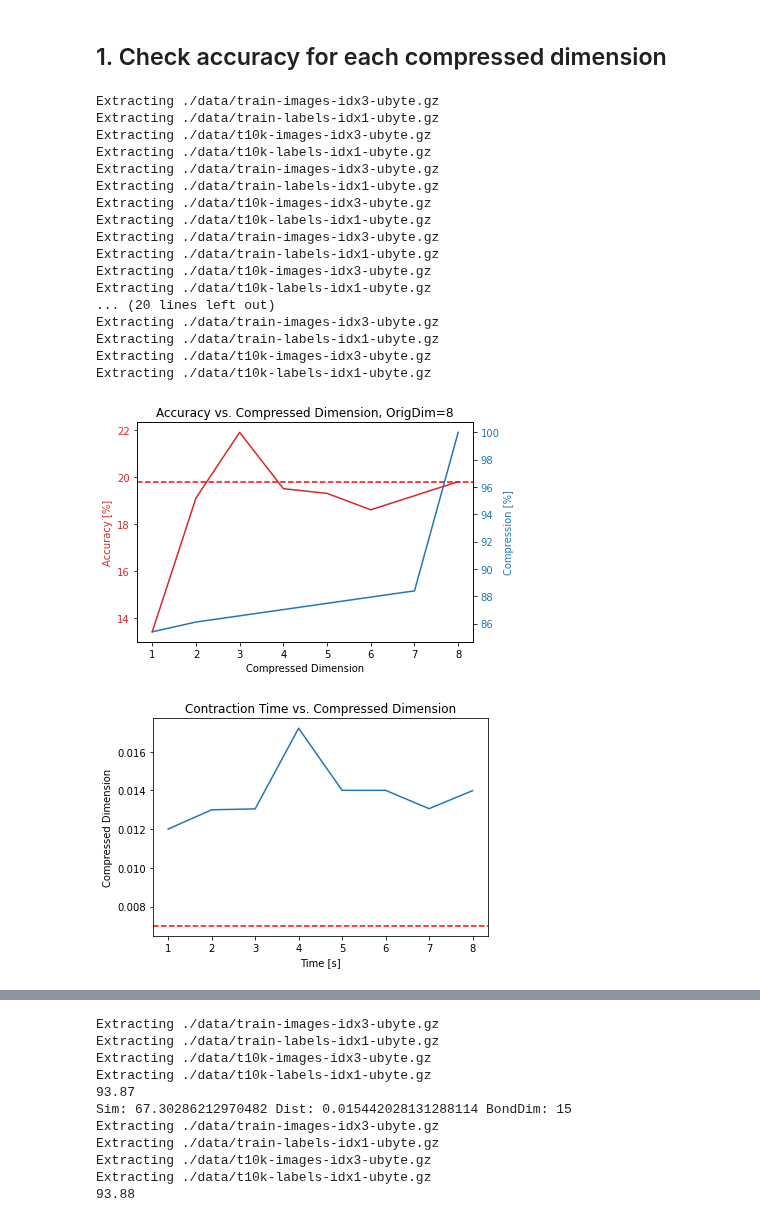
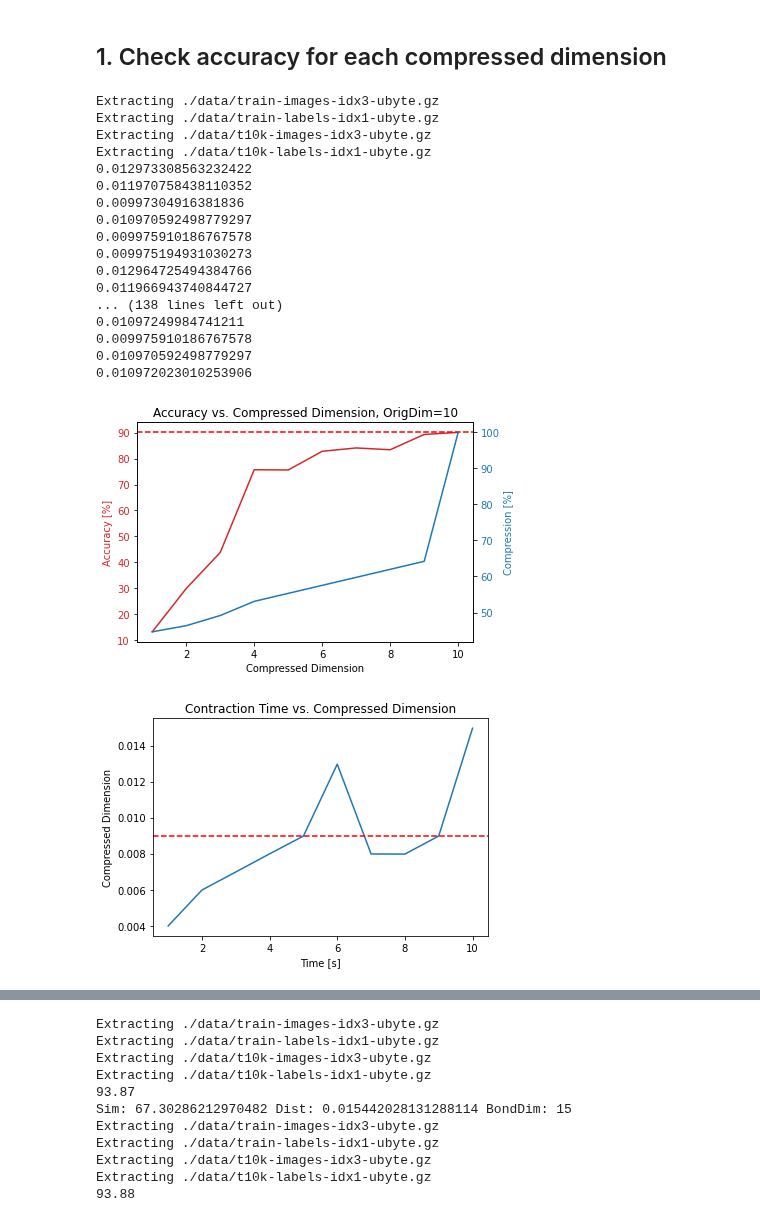
Before and after one commit to aaronleesander/DMRG-inspired-Algorithms-for-Neural-Network-Compression, a Jupyter notebook: DMRG/LeNet5.ipynb, the cells around one changed output, grey strips where cells are left out. Cells and saved outputs as stored; diff of their text form; code cells hidden in the pictures.

```diff
--- a/DMRG/LeNet5.ipynb
+++ b/DMRG/LeNet5.ipynb
@@ -162,6 +139,7 @@ def LeNet5(MPO_0, bias_0, MPO_1, bias_1, MPO_2, bias_2):
         # Massive speed up by reseting graph and session each time
         tf.compat.v1.reset_default_graph()
         with tf.compat.v1.Session() as sess:
+            time0 = time.time()
             W_conv1 = weights[0]
             b_conv1 = weights[1]
             x_image = tf.reshape(data.test.images[i], [-1, 28, 28, 1])
@@ -178,7 +156,9 @@ def LeNet5(MPO_0, bias_0, MPO_1, bias_1, MPO_2, bias_2):
             # 5x5x16
             inputs = tf.reshape(h_pool2,[-1,400])
             out = inputs.eval()
-
+            time1 = time.time()
+            if i % 100 == 0:
+                print(time1 - time0)
         xW = act.ReLU(out @ layer_0 + bias_0)
         xW = act.ReLU(xW @ layer_1 + bias_1)
         result = xW @ layer_2 + bias_2
@@ -278,32 +274,27 @@ Orig: 1888
 # %% [markdown]
 ## 1. Check accuracy for each compressed dimension
 # %%
-def test_overall_accuracy_LeNet5(compressed_MPS_0, compressed_MPS_1, compressed_MPS_2, MPO_0_orig, bias_0, MPO_1_orig, bias_1, MPO_2_orig, bias_2, sigma_0, sigma_1, sigma_2, sigma_3):
+def test_overall_accuracy_LeNet5(compressed_MPS_0, compressed_MPS_1, compressed_MPS_2, MPO_0_orig, bias_0, MPO_1_orig, bias_1, MPO_2_orig, bias_2, sigma_0, sigma_1, sigma_2, sigma_3, layer):
     acc_compressed = []
     time_compressed = []
     params = []
-    # if len(compressed_MPS_0) > len(compressed_MPS_1):
-    #     shortest = len(compressed_MPS_1)
-    #     longest = len(compressed_MPS_0)
-    # else:
-    #     shortest = len(compressed_MPS_0)
-    #     longest = len(compressed_MPS_1)
 
-    # for new_dim in range(1, longest+1):
-    #     if new_dim < shortest:
-    #         #MPS_0 = compressed_MPS_0[new_dim-1]
-    #         MPS_1 = compressed_MPS_1[new_dim-1]
-    #     else:
-    #         if shortest == len(compressed_MPS_0):
-    #             #MPS_0 = compressed_MPS_0[-1]
-    #             MPS_1 = compressed_MPS_1[new_dim-1]
-    #         elif shortest == len(compressed_MPS_1):
-    #             #MPS_0 = compressed_MPS_0[new_dim-1]
-    #             MPS_1 = compressed_MPS_1[-1]
+
+
     for new_dim in range(1, len(compressed_MPS_0)+1):
-        MPS_0 = compressed_MPS_0[-1]
-        MPS_1 = compressed_MPS_1[-1]
-        MPS_2 = compressed_MPS_2[new_dim-1]
+        if layer == 0:
+            MPS_0 = compressed_MPS_0[new_dim-1]
+            MPS_1 = compressed_MPS_1[-1]
+            MPS_2 = compressed_MPS_2[-1]
+        elif layer == 1:
+            MPS_0 = compressed_MPS_0[-1]
+            MPS_1 = compressed_MPS_1[new_dim-1]
+            MPS_2 = compressed_MPS_2[-1]
+        elif layer == 2:
+            MPS_0 = compressed_MPS_0[-1]
+            MPS_1 = compressed_MPS_1[-1]
+            MPS_2 = compressed_MPS_2[new_dim-1]
+
         dim_0 = [MPS_0[0].shape[1], MPS_0[1].shape[1], MPS_0[2].shape[1], MPS_0[3].shape[1]]
         dim_1 = [MPS_1[0].shape[1], MPS_1[1].shape[1], MPS_1[2].shape[1], MPS_1[3].shape[1]]
         dim_2 = [MPS_2[0].shape[1], MPS_2[1].shape[1], MPS_2[2].shape[1], MPS_2[3].shape[1]]
@@ -369,26 +360,27 @@ def test_overall_accuracy_LeNet5(compressed_MPS_0, compressed_MPS_1, compressed_
 # %%
 sigma_0 = [2, 10, 10, 2]
 sigma_1 = [2, 5, 6, 2]
 sigma_2 = [2, 3, 7, 2]
 sigma_3 = [1, 5, 2, 1]
-test_overall_accuracy_LeNet5(compressed_MPS_0, compressed_MPS_1, compressed_MPS_2, MPO_0, bias_0, MPO_1, bias_1, MPO_2, bias_2, sigma_0, sigma_1, sigma_2, sigma_3)
+test_overall_accuracy_LeNet5(compressed_MPS_0, compressed_MPS_1, compressed_MPS_2, MPO_0, bias_0, MPO_1, bias_1, MPO_2, bias_2, sigma_0, sigma_1, sigma_2, sigma_3,
+                             layer=0)
 # %% [output]
 Extracting ./data/train-images-idx3-ubyte.gz
 Extracting ./data/train-labels-idx1-ubyte.gz
 Extracting ./data/t10k-images-idx3-ubyte.gz
 Extracting ./data/t10k-labels-idx1-ubyte.gz
-Extracting ./data/train-images-idx3-ubyte.gz
-Extracting ./data/train-labels-idx1-ubyte.gz
-Extracting ./data/t10k-images-idx3-ubyte.gz
-Extracting ./data/t10k-labels-idx1-ubyte.gz
-Extracting ./data/train-images-idx3-ubyte.gz
-Extracting ./data/train-labels-idx1-ubyte.gz
-Extracting ./data/t10k-images-idx3-ubyte.gz
-Extracting ./data/t10k-labels-idx1-ubyte.gz
-... (20 lines left out)
-Extracting ./data/train-images-idx3-ubyte.gz
-Extracting ./data/train-labels-idx1-ubyte.gz
-Extracting ./data/t10k-images-idx3-ubyte.gz
-Extracting ./data/t10k-labels-idx1-ubyte.gz
+0.012973308563232422
+0.011970758438110352
+0.00997304916381836
+0.010970592498779297
+0.009975910186767578
+0.009975194931030273
+0.012964725494384766
+0.011966943740844727
+... (138 lines left out)
+0.01097249984741211
+0.009975910186767578
+0.010970592498779297
+0.010972023010253906
-[figure, old version]
+[figure, new version]
-[figure, old version]
+[figure, new version]
```
Also changed, not shown: parts of 37 cells of this notebook, 2 other files.
